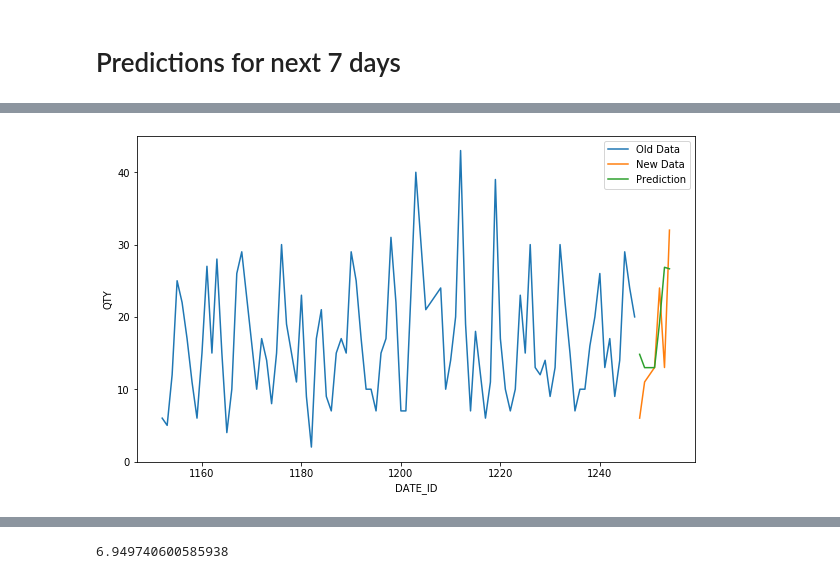
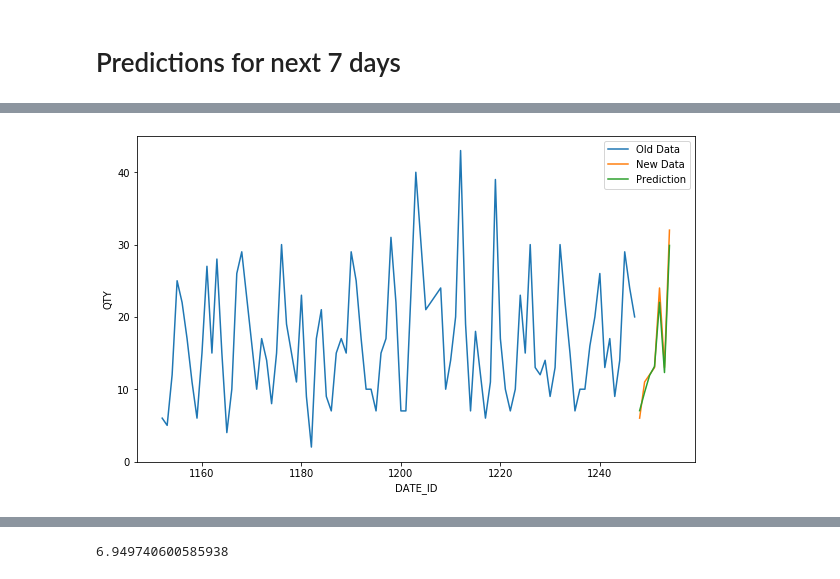
Before and after one commit to sekR4/pred_sale_01, a Jupyter notebook: notebooks/all_stores_and _tems_v2.ipynb, the cells around one changed output, grey strips where cells are left out. Drawn from its saved outputs; the diff is of its cells as text; code cells hidden in the pictures.

Commit message:
Didn't implement additional features. Amazing performance after fixing!

```diff
--- a/notebooks/all_stores_and _tems_v2.ipynb
+++ b/notebooks/all_stores_and _tems_v2.ipynb
@@ -21,4 +22,7 @@ seed = 20191194
 
 start_time = time.time()
 # %%
-df = pd.read_csv('case_study_data_ver1.csv', sep = ';')
+path = re.sub('notebooks','', os.getcwd())
+
+df = pd.read_csv(path +'data/case_study_data_ver1.csv', sep = ';')
+df.head()
@@ -92,7 +104,7 @@ for d in data:
     # Removing first rows, since there is no 'real' historical data
     data[d]=data[d].drop(data[d][:last_x_days].index)
 
-    features = [col for col in list(df.keys()) if (col not in list(df.keys())[:3]) & (col not in ['QTY', 'CUSTOMER'])]
+    features = [col for col in list(data[d].keys()) if (col not in list(data[d].keys())[:3]) & (col not in ['QTY', 'CUSTOMER'])]
 
     # Splitting data
     df_validation = data[d][data[d].DATE_ID > data[d].DATE_ID.max()-7]
@@ -124,10 +136,10 @@ for d in data:
             evaluation = mae(model, models_trained[model] , X_test[features], y_test)
             performance[evaluation[0]] = [evaluation[1]]
 
-        best_model = models_trained[min(performance, key=performance.get)]
+        best_model = min(performance, key=performance.get), models_trained[min(performance, key=performance.get)]
 
-        results['{}'.format(d)] = [best_model,min(performance.values())[0]]
+        results['{}'.format(d)] = [best_model[0],best_model[1],min(performance.values())[0]]
 
     except: outtakes['df_store_{}_item_{}_loop'.format(int(data[d].STORE_ID.min()),int(data[d].ITEM_ID.min()))] = data[d]
 
-    print(round(cnt/len(data),4)
+    print(round(cnt/len(data)*100,1),'% completed')
@@ -203,18 +233,18 @@ plt.show()
 # %%
 lookback_days = 90
 plt.figure(figsize=(10,6))
 startfrom = 1000
 
 store_item_combo='df_store_17_item_12'
 olddata = trainings[store_item_combo+'_old_data']
 newdata = validations[store_item_combo+'_new_data']
 
 sns.lineplot(olddata[olddata.DATE_ID>startfrom].DATE_ID[-lookback_days:],olddata.QTY[-lookback_days:], label = "Old Data")
 sns.lineplot(newdata.DATE_ID,newdata.QTY, label = "New Data")
-sns.lineplot(newdata.DATE_ID,np.exp(results[store_item_combo][0].predict(newdata[features])), label = "Prediction")
+sns.lineplot(newdata.DATE_ID,np.exp(results[store_item_combo][1].predict(newdata[features])), label = "Prediction")
 plt.show()
 # %% [output]
-[figure, old version]
+[figure, new version]
 # %%
 elapsed_time = time.time() - start_time
 elapsed_time
```
Also changed, not shown: parts of 14 cells of this notebook, 3 other files.
